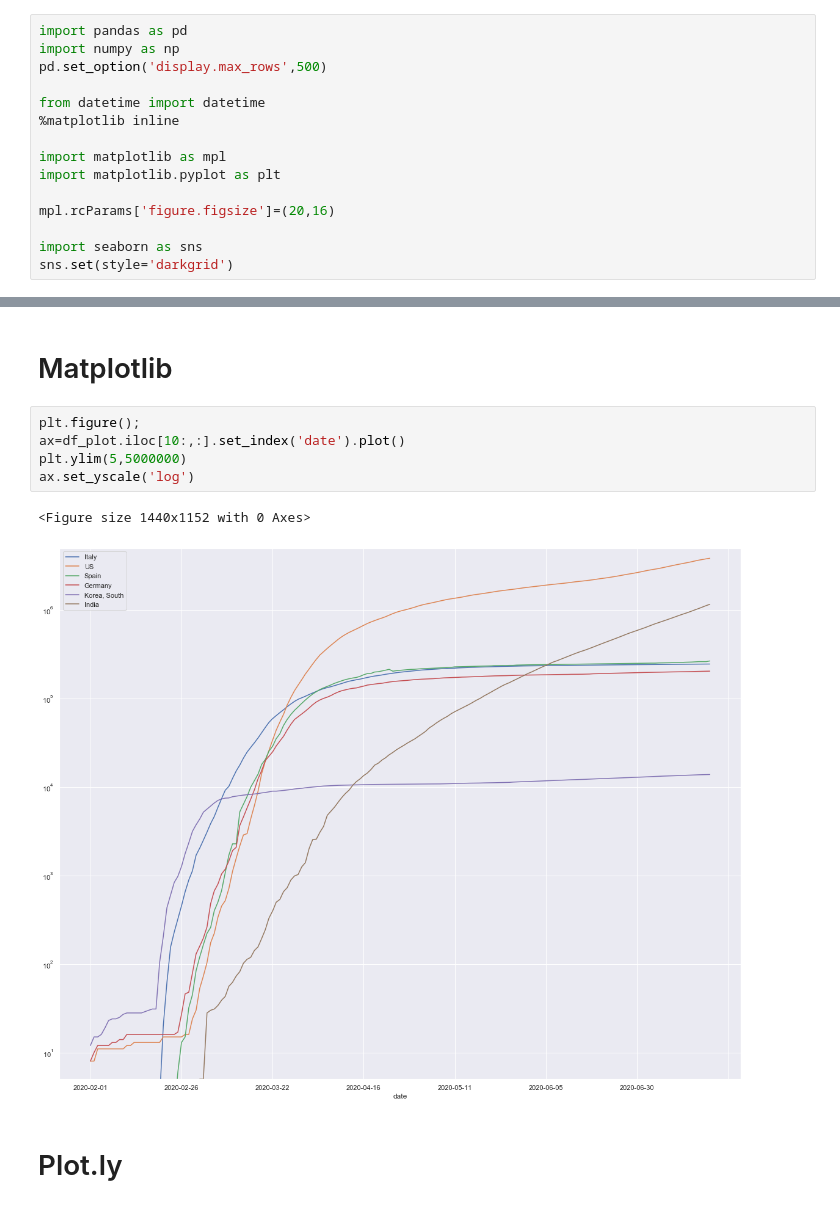
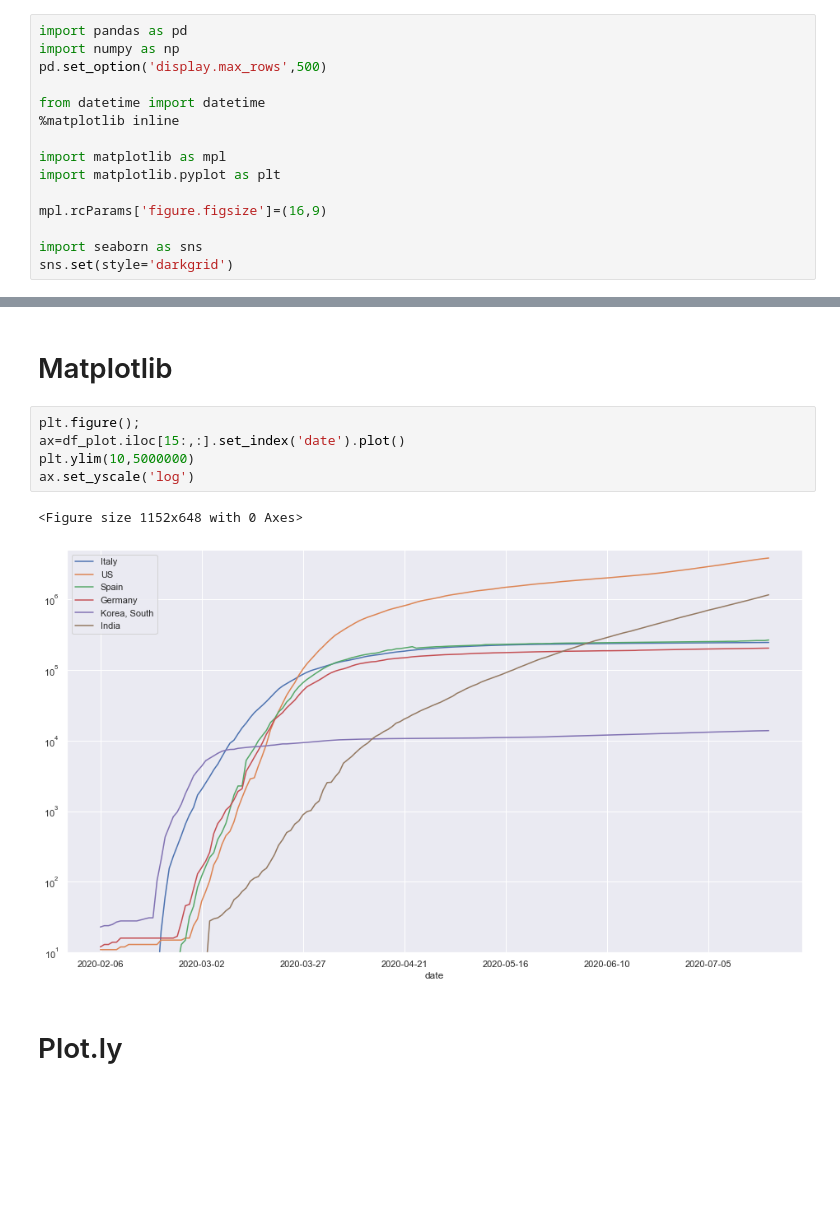
Before and after one commit to SUDHARSANM29/Enterprise_Data_Science_2020_Sudharsan_Mukundan_415774, a Jupyter notebook: notebooks/Data_Understanding_EDA.ipynb, the cells around one changed output, grey strips where cells are left out. Saved outputs shown, nothing was run; the diff lists cells and outputs as text; blank space fills up the shorter version.

```diff
--- a/notebooks/Data_Understanding_EDA.ipynb
+++ b/notebooks/Data_Understanding_EDA.ipynb
@@ -9,7 +9,7 @@ from datetime import datetime
 import matplotlib as mpl
 import matplotlib.pyplot as plt
 
-mpl.rcParams['figure.figsize']=(20,16)
+mpl.rcParams['figure.figsize']=(16,9)
 
 import seaborn as sns
 sns.set(style='darkgrid')
@@ -34,12 +34,12 @@ df_plot.head()
 # Matplotlib
 # %%
 plt.figure();
-ax=df_plot.iloc[10:,:].set_index('date').plot()
-plt.ylim(5,5000000)
+ax=df_plot.iloc[15:,:].set_index('date').plot()
+plt.ylim(10,5000000)
 ax.set_yscale('log')
 # %% [output]
-<Figure size 1440x1152 with 0 Axes>
+<Figure size 1152x648 with 0 Axes>
-[figure, old version]
+[figure, new version]
 # %% [markdown]
 # Plot.ly
 # %%
```
Also changed, not shown: parts of 4 cells of this notebook, 10 other files.
